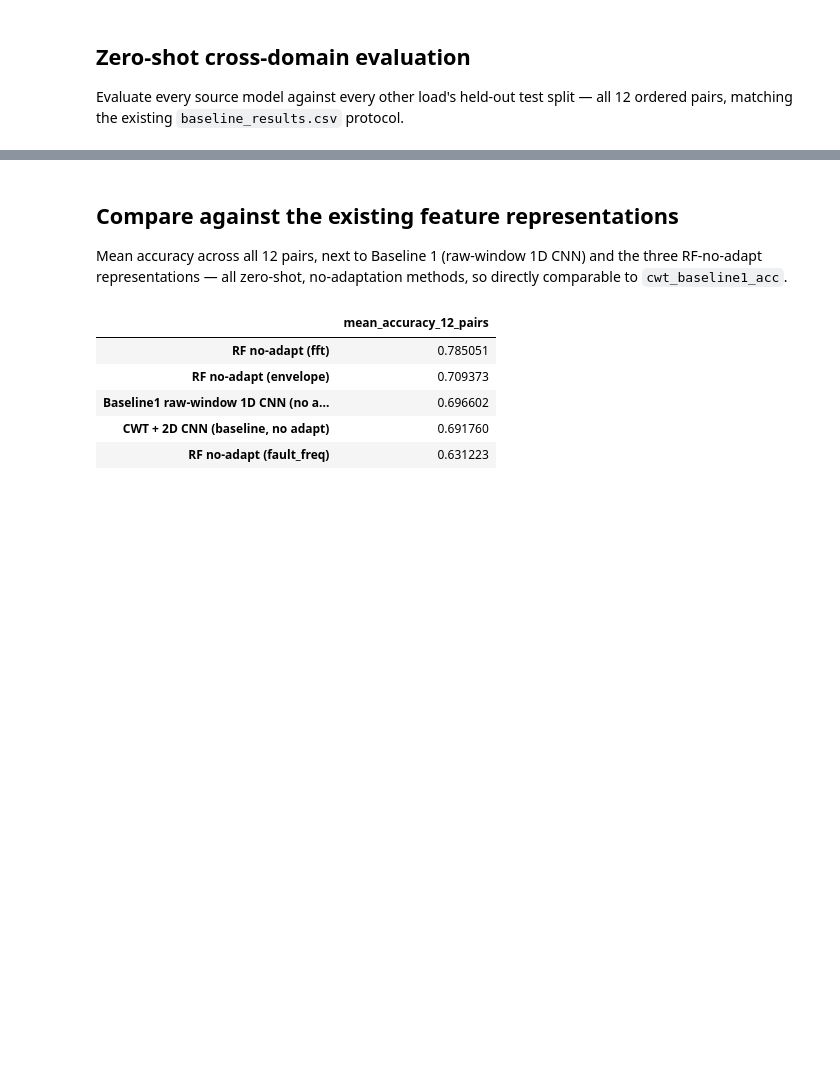
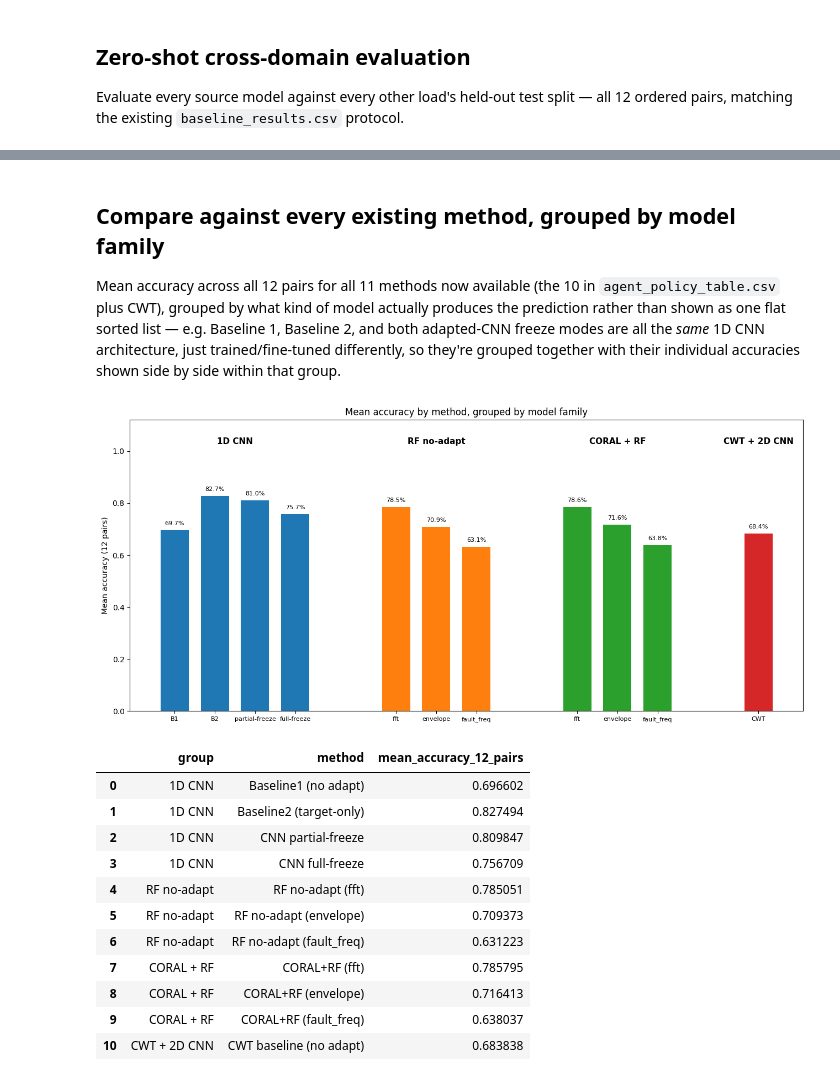
Before and after one commit to Yo-LK/Summer-Camp-Team-2, a Jupyter notebook: cwt_baseline_exploration.ipynb, the cells around one changed output, grey strips where cells are left out. Saved outputs shown, nothing was run; the diff lists cells and outputs as text; code cells hidden in the pictures; blank space fills up the shorter version.

Commit message:
added more visualizations and baseline cwt model weights

```diff
--- a/cwt_baseline_exploration.ipynb
+++ b/cwt_baseline_exploration.ipynb
@@ -179,23 +179,69 @@ Saved to data/cwt_baseline_results.csv
 # %% [markdown]
-## Compare against the existing feature representations
+## Compare against every existing method, grouped by model family
 
-Mean accuracy across all 12 pairs, next to Baseline 1 (raw-window 1D CNN) and the three RF-no-adapt representations — all zero-shot, no-adaptation methods, so directly comparable to `cwt_baseline1_acc`.
+Mean accuracy across all 12 pairs for all 11 methods now available (the 10 in `agent_policy_table.csv` plus CWT), grouped by what kind of model actually produces the prediction rather than shown as one flat sorted list — e.g. Baseline 1, Baseline 2, and both adapted-CNN freeze modes are all the *same* 1D CNN architecture, just trained/fine-tuned differently, so they're grouped together with their individual accuracies shown side by side within that group.
 # %%
 policy_table = pd.read_csv(os.path.join(DATA_DIR, "agent_policy_table.csv"))
 
-comparison = pd.DataFrame({
-    "CWT + 2D CNN (baseline, no adapt)": [cwt_results_df["cwt_baseline1_acc"].mean()],
-    "Baseline1 raw-window 1D CNN (no adapt)": [policy_table["Baseline1 (no adapt)"].mean()],
-    "RF no-adapt (fft)": [policy_table["RF no-adapt (fft)"].mean()],
-    "RF no-adapt (envelope)": [policy_table["RF no-adapt (envelope)"].mean()],
-    "RF no-adapt (fault_freq)": [policy_table["RF no-adapt (fault_freq)"].mean()],
-}).T
-comparison.columns = ["mean_accuracy_12_pairs"]
-comparison.sort_values("mean_accuracy_12_pairs", ascending=False)
+groups = {
+    "1D CNN": ["Baseline1 (no adapt)", "Baseline2 (target-only)", "CNN partial-freeze", "CNN full-freeze"],
+    "RF no-adapt": ["RF no-adapt (fft)", "RF no-adapt (envelope)", "RF no-adapt (fault_freq)"],
+    "CORAL + RF": ["CORAL+RF (fft)", "CORAL+RF (envelope)", "CORAL+RF (fault_freq)"],
+    "CWT + 2D CNN": ["CWT baseline (no adapt)"],
+}
+short_labels = {
+    "Baseline1 (no adapt)": "B1", "Baseline2 (target-only)": "B2",
+    "CNN partial-freeze": "partial-freeze", "CNN full-freeze": "full-freeze",
+    "RF no-adapt (fft)": "fft", "RF no-adapt (envelope)": "envelope", "RF no-adapt (fault_freq)": "fault_freq",
+    "CORAL+RF (fft)": "fft", "CORAL+RF (envelope)": "envelope", "CORAL+RF (fault_freq)": "fault_freq",
+    "CWT baseline (no adapt)": "CWT",
+}
+means = {method: policy_table[method].mean() for methods in list(groups.values())[:3] for method in methods}
+means["CWT baseline (no adapt)"] = cwt_results_df["cwt_baseline1_acc"].mean()
+
+group_colors = {"1D CNN": "tab:blue", "RF no-adapt": "tab:orange", "CORAL + RF": "tab:green", "CWT + 2D CNN": "tab:red"}
+bar_width = 0.7
+group_gap = 1.5
+
+fig, ax = plt.subplots(figsize=(13, 6))
+x = 0
+xticks, xticklabels, summary_rows = [], [], []
+for group_name, methods in groups.items():
+    group_start = x
+    for method in methods:
+        acc = means[method]
+        ax.bar(x, acc, width=bar_width, color=group_colors[group_name])
+        ax.text(x, acc + 0.015, f"{acc:.1%}", ha="center", va="bottom", fontsize=8)
+        xticks.append(x)
+        xticklabels.append(short_labels[method])
+        summary_rows.append({"group": group_name, "method": method, "mean_accuracy_12_pairs": acc})
+        x += 1
+    group_center = (group_start + x - 1) / 2
+    ax.text(group_center, 1.02, group_name, ha="center", va="bottom", fontsize=11, fontweight="bold")
+    x += group_gap
+
+ax.set_xticks(xticks)
+ax.set_xticklabels(xticklabels, fontsize=8)
+ax.set_ylabel("Mean accuracy (12 pairs)")
+ax.set_ylim(0, 1.12)
+ax.set_title("Mean accuracy by method, grouped by model family")
+plt.tight_layout()
+os.makedirs("assets", exist_ok=True)
+plt.savefig("assets/mean_accuracy_grouped.png", dpi=150, bbox_inches="tight")
+plt.show()
+
+pd.DataFrame(summary_rows)
 # %% [output]
+[figure, added]
-|  | mean_accuracy_12_pairs |
-| RF no-adapt (fft) | 0.785051 |
-| RF no-adapt (envelope) | 0.709373 |
-| Baseline1 raw-window 1D CNN (no a... | 0.696602 |
-| CWT + 2D CNN (baseline, no adapt) | 0.691760 |
-| RF no-adapt (fault_freq) | 0.631223 |
+|  | group | method | mean_accuracy_12_pairs |
+| 0 | 1D CNN | Baseline1 (no adapt) | 0.696602 |
+| 1 | 1D CNN | Baseline2 (target-only) | 0.827494 |
+| 2 | 1D CNN | CNN partial-freeze | 0.809847 |
+| 3 | 1D CNN | CNN full-freeze | 0.756709 |
+| 4 | RF no-adapt | RF no-adapt (fft) | 0.785051 |
+| 5 | RF no-adapt | RF no-adapt (envelope) | 0.709373 |
+| 6 | RF no-adapt | RF no-adapt (fault_freq) | 0.631223 |
+| 7 | CORAL + RF | CORAL+RF (fft) | 0.785795 |
+| 8 | CORAL + RF | CORAL+RF (envelope) | 0.716413 |
+| 9 | CORAL + RF | CORAL+RF (fault_freq) | 0.638037 |
+| 10 | CWT + 2D CNN | CWT baseline (no adapt) | 0.683838 |
```
Also changed, not shown: parts of 3 cells of this notebook, 3 other files.
